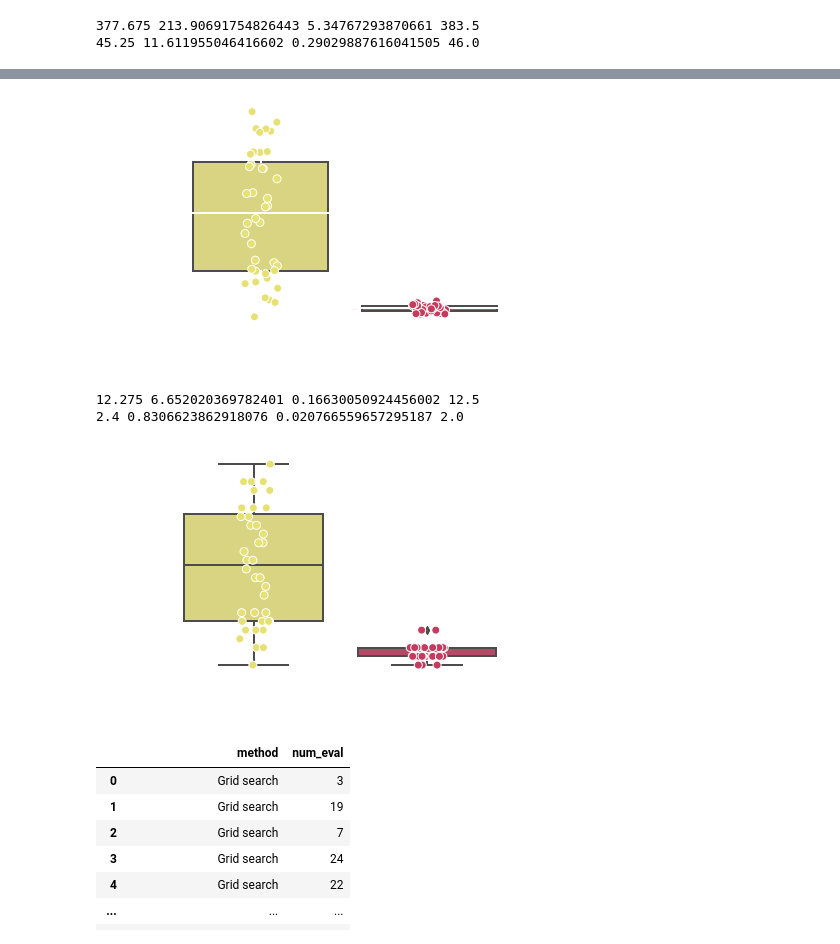
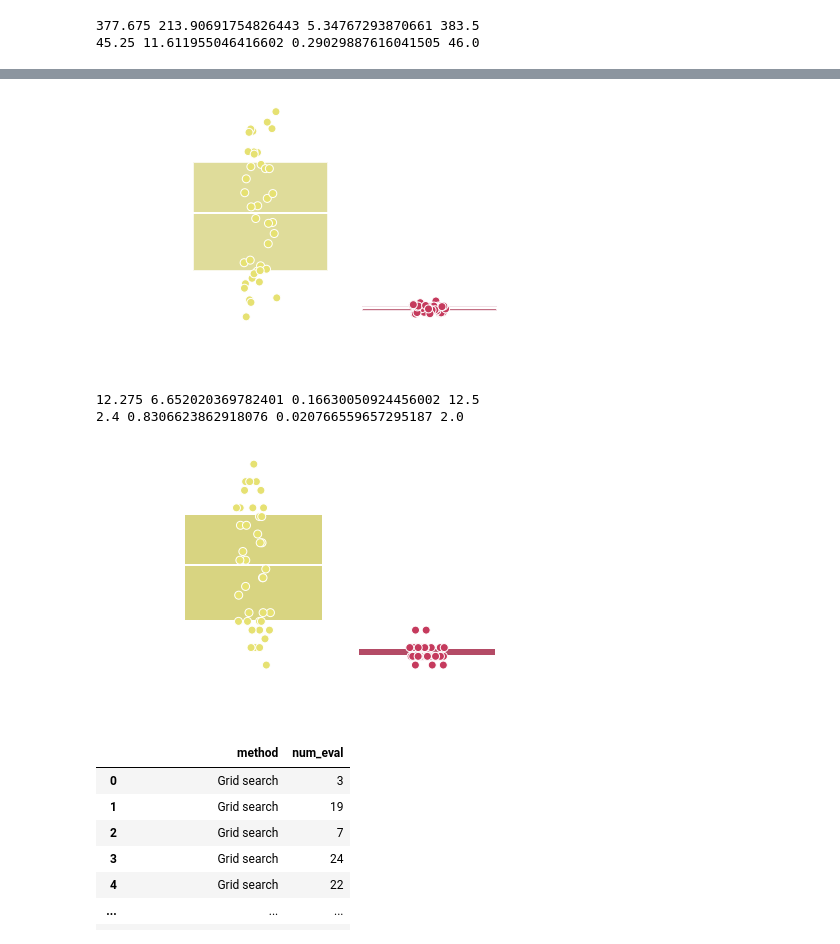
Before and after one commit to rileyhickman/atlas, a Jupyter notebook: examples/lnp/mixed_dis_cat/plotting/plot_results.ipynb, the cells around one changed output, grey strips where cells are left out. Drawn from its saved outputs; the diff is of its cells as text; code cells hidden in the pictures.

```diff
--- a/examples/lnp/mixed_dis_cat/plotting/plot_results.ipynb
+++ b/examples/lnp/mixed_dis_cat/plotting/plot_results.ipynb
@@ -361,7 +344,12 @@ plt.tight_layout()
 fig, ax0 = plt.subplots(1, 1, figsize=(6, 4))
 
 b = sns.boxplot(data=df_num_evals, x='method', y='num_eval', showmeans=False, linewidth=2,
-           palette={'Grid search': pal[-1], 'Model-based\noptimization': pal[1] },
+               palette={'Grid search': pal[-1], 'Model-based\noptimization': pal[1] },
+               boxprops=dict(linewidth=2., edgecolor='white', alpha=0.8),
+               whiskerprops = dict(linewidth=2, color='white'),
+               capprops=dict(linewidth=2, color='white'),
+               medianprops=dict(color='white', linewidth=2.),
+
            )
 sns.stripplot(data=df_num_evals, x='method', y='num_eval', linewidth=1, size=8,
              palette={'Grid search': pal[-1], 'Model-based\noptimization': pal[1] },
@@ -385,7 +373,7 @@ ax0.tick_params(axis='both', which='major', labelsize=15, colors='white')
 plt.tight_layout()
 plt.savefig('num_evals_best_1by1.png', dpi=400, transparent=True)
 # %% [output]
-[figure, old version]
+[figure, new version]
 # %%
 num_batches_rand = get_num_batches_best(raw_res_rand, best_objs, batch_size=32)
 num_batches_bo_32 = get_num_batches_best(raw_res_bo_32, best_objs, batch_size=32)
@@ -403,32 +391,37 @@ print(np.mean(num_batches_bo_32), np.std(num_batches_bo_32), np.std(num_batches_
 # %%
 fig, ax0 = plt.subplots(1, 1, figsize=(6, 4))
 
 b = sns.boxplot(data=df_num_batches, x='method', y='num_eval', showmeans=False, linewidth=2,
            palette={'Grid search': pal[-1], 'Model-based\noptimization': pal[1] },
-           sh)
+            boxprops=dict(linewidth=2., edgecolor='white'),
+               whiskerprops = dict(linewidth=2, color='white'),
+               capprops=dict(linewidth=2, color='white'),
+               medianprops=dict(color='white', linewidth=2.),
+               showfliers=False,
+    )
 sns.stripplot(data=df_num_batches, x='method', y='num_eval', linewidth=1, size=8,
              palette={'Grid search': pal[-1], 'Model-based\noptimization': pal[1] },
              edgecolor='white')
 
 # ax0.set_yscale('log')
 
 ax0.set_xlabel('')
 ax0.set_ylabel('# batches to identify\nbest formulation', fontsize=15, color='white')
 
 ax0.spines.right.set_visible(False)
 ax0.spines.top.set_visible(False)
 
 ax0.spines.left.set_color('white')
 ax0.spines.bottom.set_color('white')
 
 # plt.setp(b.lines, color="white")
 
 ax0.tick_params(axis='both', which='major', labelsize=15, colors='white')
 
 plt.tight_layout()
 plt.savefig('num_batches_best_32.png', dpi=300, transparent=True)
 # %% [output]
-[figure, old version]
+[figure, new version]
 # %%
 df_num_batches
 # %% [output]
```
Also changed, not shown: parts of 3 cells of this notebook, 4 other files.
